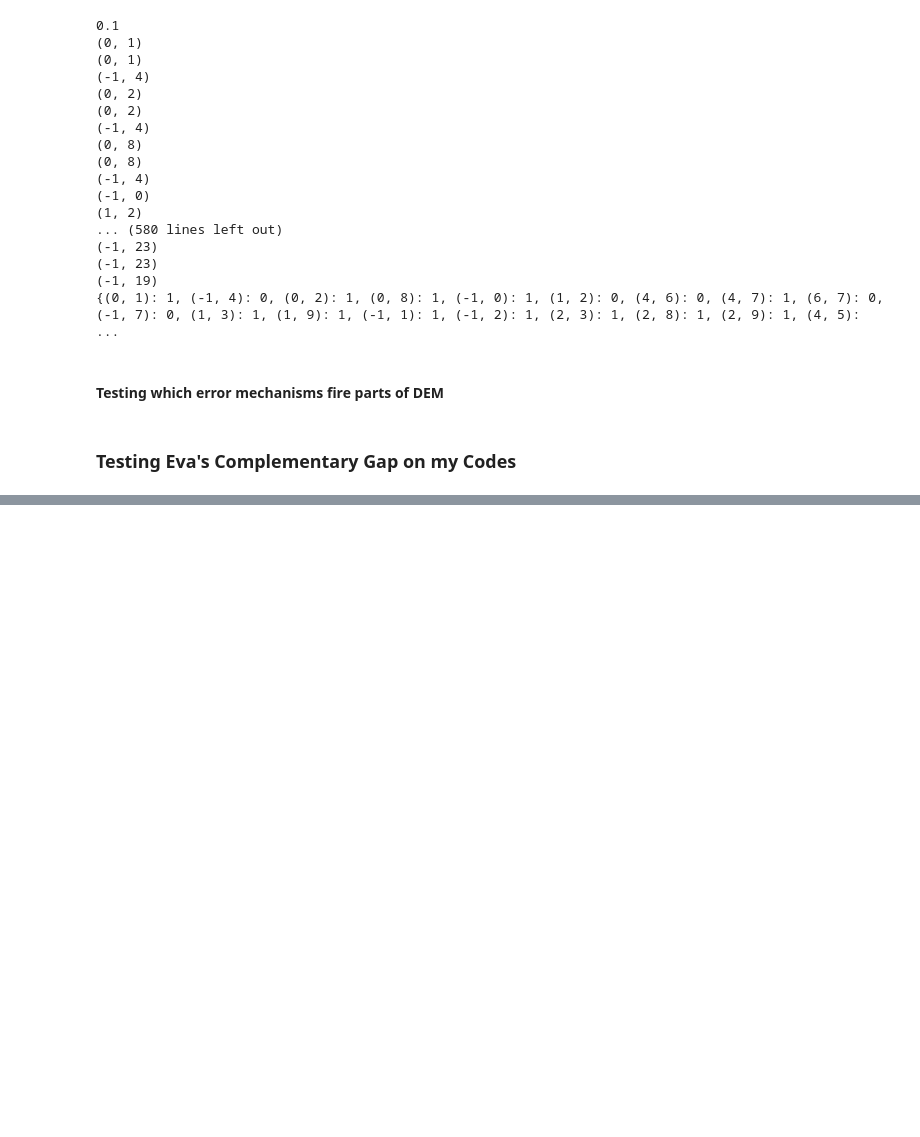
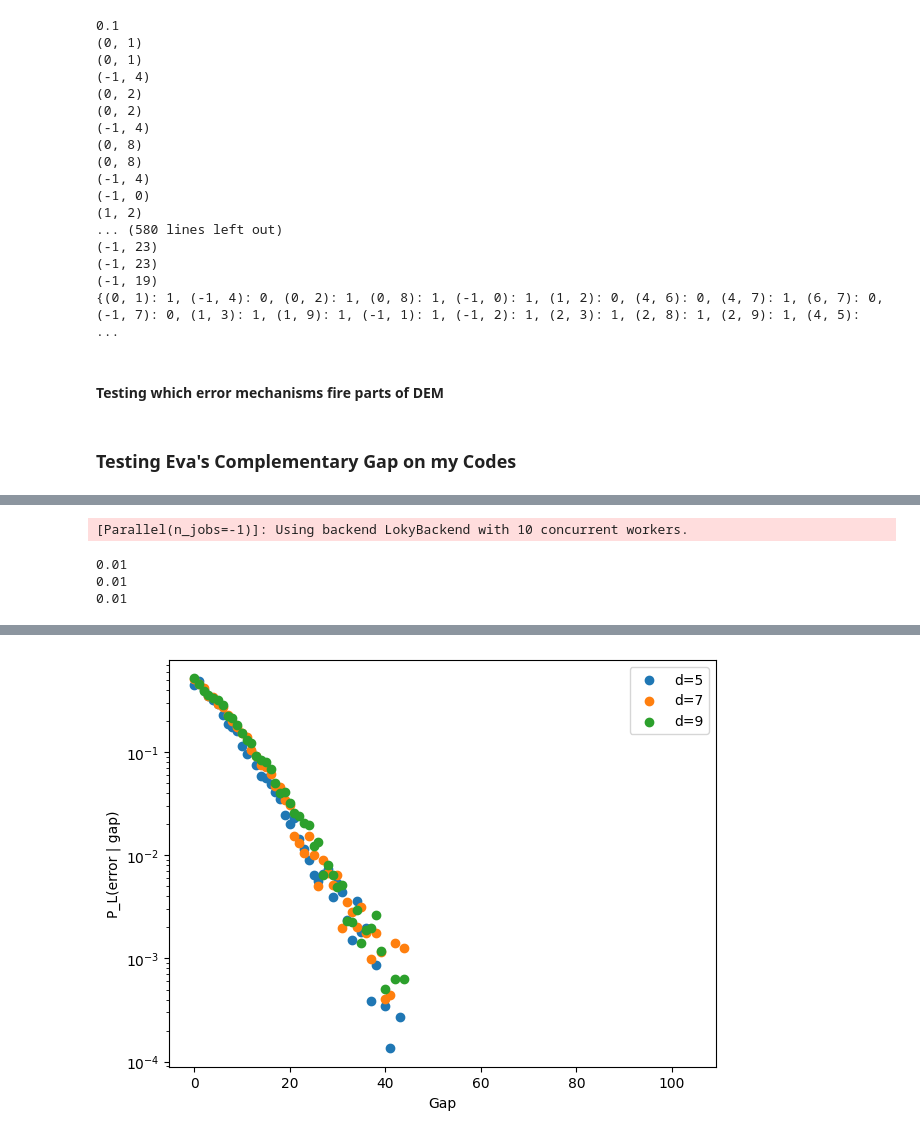
Before and after one commit to acatspirit/correlated_error_biased_noise, a Jupyter notebook: surface_code_circuit_scratch.ipynb, the cells around one changed output, grey strips where cells are left out. Cells and saved outputs as stored; diff of their text form; code cells hidden in the pictures; blank space fills up the shorter version.

```diff
--- a/surface_code_circuit_scratch.ipynb
+++ b/surface_code_circuit_scratch.ipynb
@@ -2384,0 +2920,73 @@ def get_complementary_gap_my_SC(matching,detection_events,obs_flips,nodes_to_LB_
+# %%
+#For matching decoder
+from joblib import Parallel, delayed
+from joblib import Parallel, delayed
+import matplotlib.pyplot as plt
+from clifford_deformed_cc_circuit import CDCompassCodeCircuit
+from compass_code_correlated_error import CorrelatedDecoder
+
+mem_type="X"
+l = 2
+eta = 0.5
+CD_type = "SC"
+
+def run_gap_conditioned_PL_parallel(p=0.001,pG=0.001,num_shots=10**6,rounds_per_d_factor=10,n_jobs=-1,verbose=10):
+    #This uses the unsigned gap
+
+    ds=[5, 7, 9,]
+
+    def run_one_distance(d):
+
+        circuit_obj = CDCompassCodeCircuit(d,l,eta,mem_type)
+        corr_decoder = CorrelatedDecoder(eta,d,l,"CORR_XZ", mem_type=mem_type)
+
+        circuit = circuit_obj.make_elongated_circuit_from_parity(before_measure_flip=0, before_measure_pauli_channel=0, after_clifford_depolarization=p,
+                                                         before_round_data_pauli_channel=p, between_round_idling_pauli_channel=0, idling_dephasing=0,
+                                                         CD_type = CD_type)
+
+        sampler = circuit.compile_detector_sampler()
+
+        detection_events, obs_flips = sampler.sample(shots=num_shots,separate_observables=True)
+
+        dem = circuit.detector_error_model(decompose_errors=True, flatten_loops = True, approximate_disjoint_errors=True)
+        # matching = Matching.from_detector_error_model(DEM)
+
+        # xlb_nodes,xrb_nodes,zlb_nodes,zrb_nodes = corr_decoder.get_LB_RB_nodes(DEM)
+
+        # _, _, gap_conditioned_PL = get_complementary_gap_my_SC(matching, detection_events, obs_flips,xlb_nodes,xrb_nodes)
+        _,_, gap_conditioned_PL = corr_decoder.get_complementary_gap(dem, detection_events, obs_flips)
+        return d, gap_conditioned_PL
+
+    results = Parallel(n_jobs=n_jobs, verbose=verbose)(
+        delayed(run_one_distance)(d) for d in ds
+    )
+
+    # -------- plotting --------
+    plt.figure()
+
+    for d, gap_conditioned_PL in results:
+        plt.scatter(
+            list(gap_conditioned_PL.keys()),
+            list(gap_conditioned_PL.values()),
+            label=f'd={d}'
+        )
+
+    plt.xlabel("Gap")
+    plt.ylabel("P_L(error | gap)")
+    plt.yscale('log')
+    plt.legend()
+    plt.tight_layout()
+    plt.show()
+
+
+    return dict(results)
+
+p         = 0.01
+pG        = 0.01
+num_shots = 10**5
+run_gap_conditioned_PL_parallel(p,pG,num_shots,rounds_per_d_factor=1)
+# %% [output]
+[Parallel(n_jobs=-1)]: Using backend LokyBackend with 10 concurrent workers.
+0.01
+0.01
+0.01
@@ -2384,0 +2994 @@ def get_complementary_gap_my_SC(matching,detection_events,obs_flips,nodes_to_LB_
+[figure, added]
```
Also changed, not shown: parts of 8 cells of this notebook, 2 other files.
